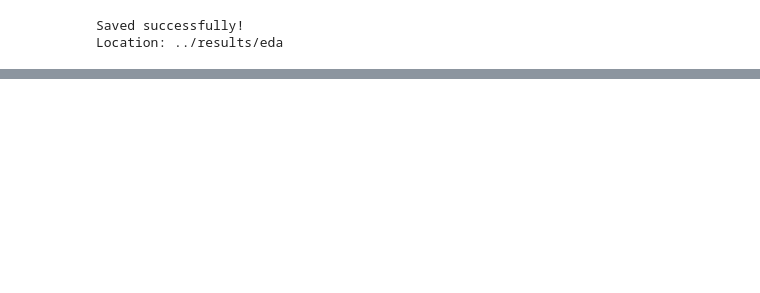
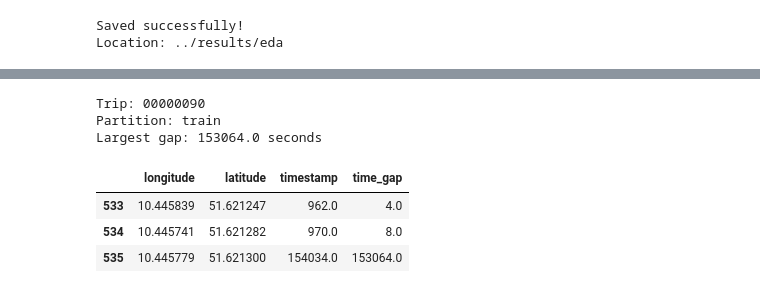
Before and after one commit to idwmu/ML-18_11-E-7, a Jupyter notebook: data_processing/eda.ipynb, the cells around one changed output, grey strips where cells are left out. Cells and saved outputs as stored; diff of their text form; code cells hidden in the pictures; blank space fills up the shorter version.

```diff
--- a/data_processing/eda.ipynb
+++ b/data_processing/eda.ipynb
@@ -360,0 +401,50 @@ Location: ../results/eda
+# %%
+# inspect the largest gap in the worst trip
+
+# Select the trip with the largest timestamp gap
+
+worst_trip_id = top_gap_trips.iloc[0]["trip_id"]
+worst_partition = top_gap_trips.iloc[0]["partition"]
+
+data_path = (
+    TRAIN_PATH if worst_partition == "train"
+    else TEST_PATH
+)
+
+worst_trip_path = data_path / worst_trip_id
+
+# Load the GPS data
+worst_track = pd.read_csv(
+    worst_trip_path / f"{worst_trip_id}.track",
+    sep=r"\s+",
+    header=None,
+    names=["longitude", "latitude", "timestamp"]
+)
+
+# Calculate timestamp differences
+worst_track["time_gap"] = (
+    worst_track["timestamp"].diff()
+)
+
+# Find the largest gap
+largest_gap_index = worst_track["time_gap"].idxmax()
+
+print("Trip:", worst_trip_id)
+print("Partition:", worst_partition)
+print("Largest gap:", worst_track.loc[largest_gap_index, "time_gap"], "seconds")
+
+# Display observations before and after the gap
+display(
+    worst_track.iloc[
+        max(0, largest_gap_index - 2):
+        largest_gap_index + 3
+    ]
+)
+# %% [output]
+Trip: 00000090
+Partition: train
+Largest gap: 153064.0 seconds
+|  | longitude | latitude | timestamp | time_gap |
+| 533 | 10.445839 | 51.621247 | 962.0 | 4.0 |
+| 534 | 10.445741 | 51.621282 | 970.0 | 8.0 |
+| 535 | 10.445779 | 51.621300 | 154034.0 | 153064.0 |
```
Also changed, not shown: parts of 5 cells of this notebook.
